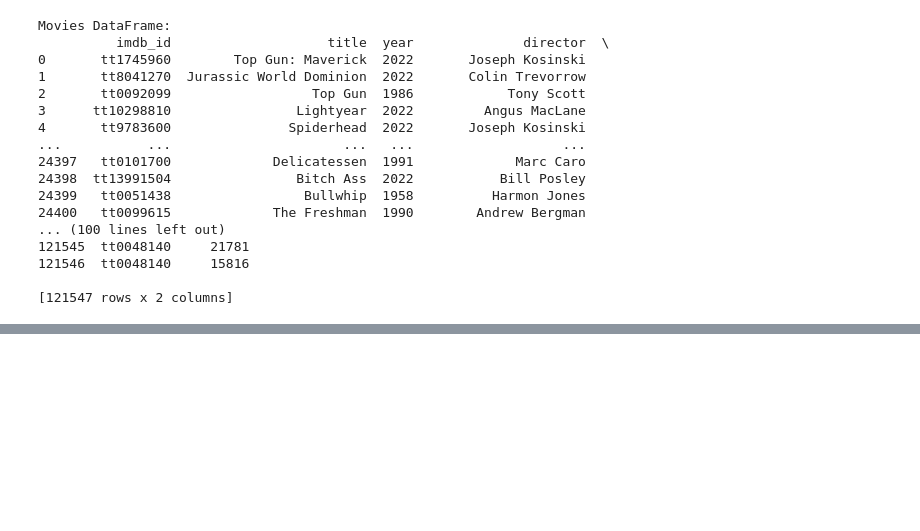
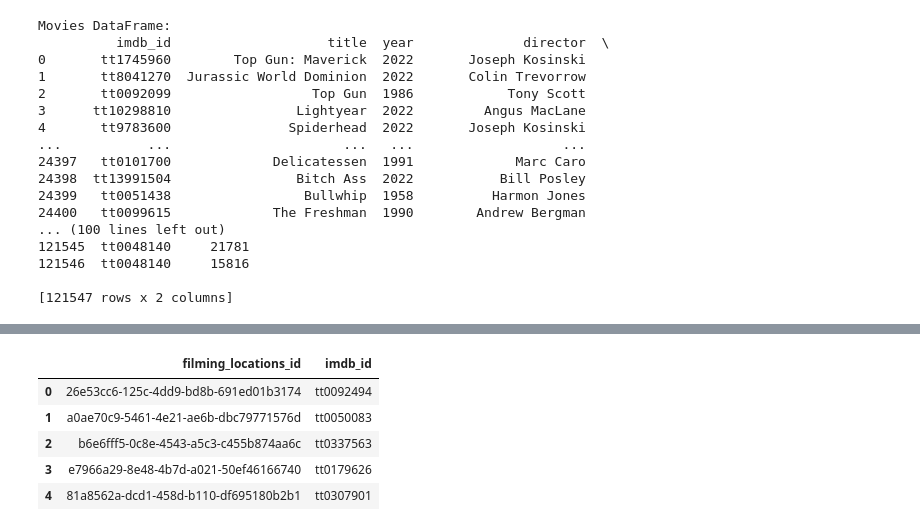
Before and after one commit to VictorHueni/food-and-the-city, a Jupyter notebook: data-analysis.ipynb, the cells around one changed output, grey strips where cells are left out. Cells and saved outputs as stored; diff of their text form; code cells hidden in the pictures; blank space fills up the shorter version.

```diff
--- a/data-analysis.ipynb
+++ b/data-analysis.ipynb
@@ -464,0 +558,9 @@ Movies DataFrame:
+# %%
+df_filming_locations_movies.head()
+# %% [output]
+|  | filming_locations_id | imdb_id |
+| 0 | 26e53cc6-125c-4dd9-bd8b-691ed01b3174 | tt0092494 |
+| 1 | a0ae70c9-5461-4e21-ae6b-dbc79771576d | tt0050083 |
+| 2 | b6e6fff5-0c8e-4543-a5c3-c455b874aa6c | tt0337563 |
+| 3 | e7966a29-8e48-4b7d-a021-50ef46166740 | tt0179626 |
+| 4 | 81a8562a-dcd1-458d-b110-df695180b2b1 | tt0307901 |
```
Also changed, not shown: parts of 8 cells of this notebook.
